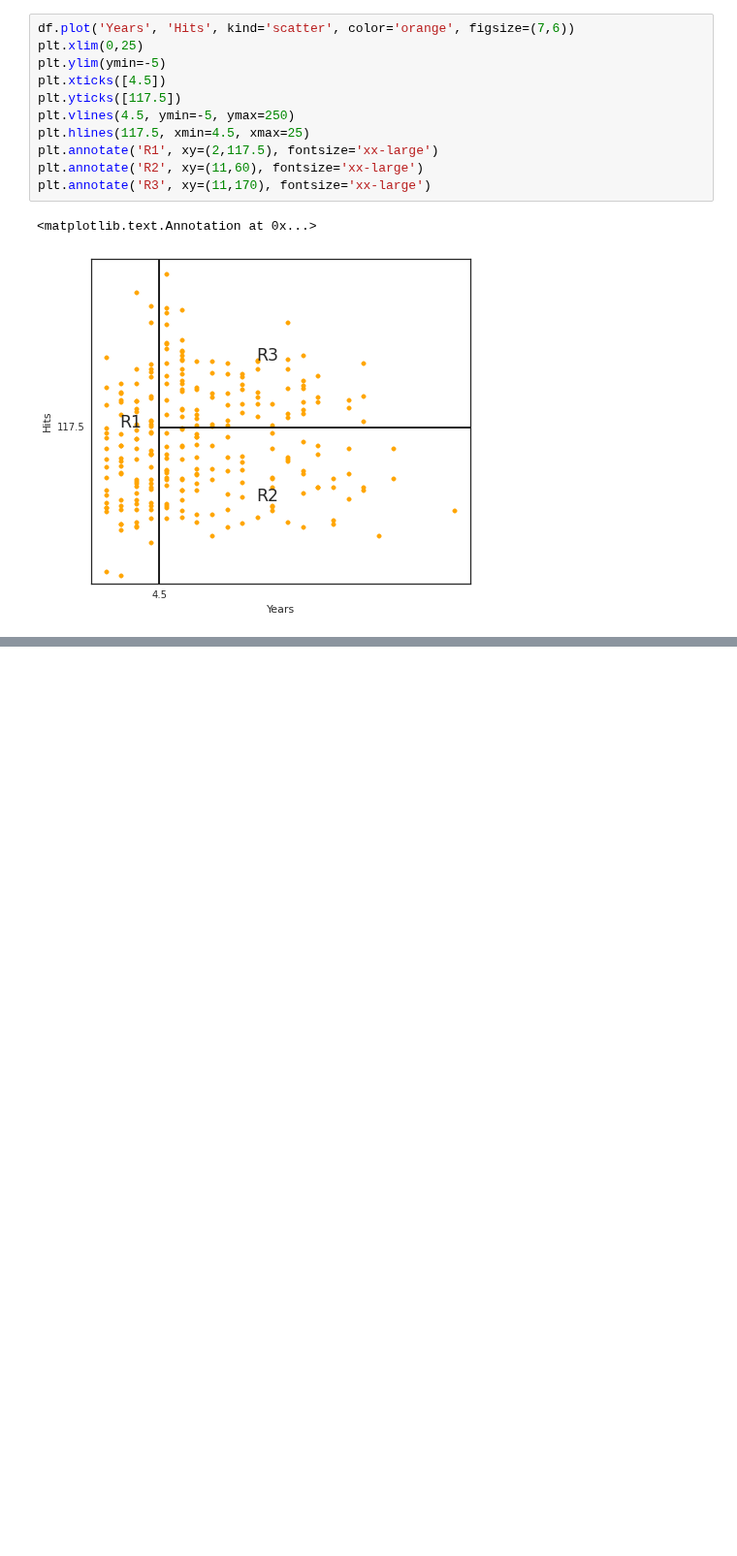
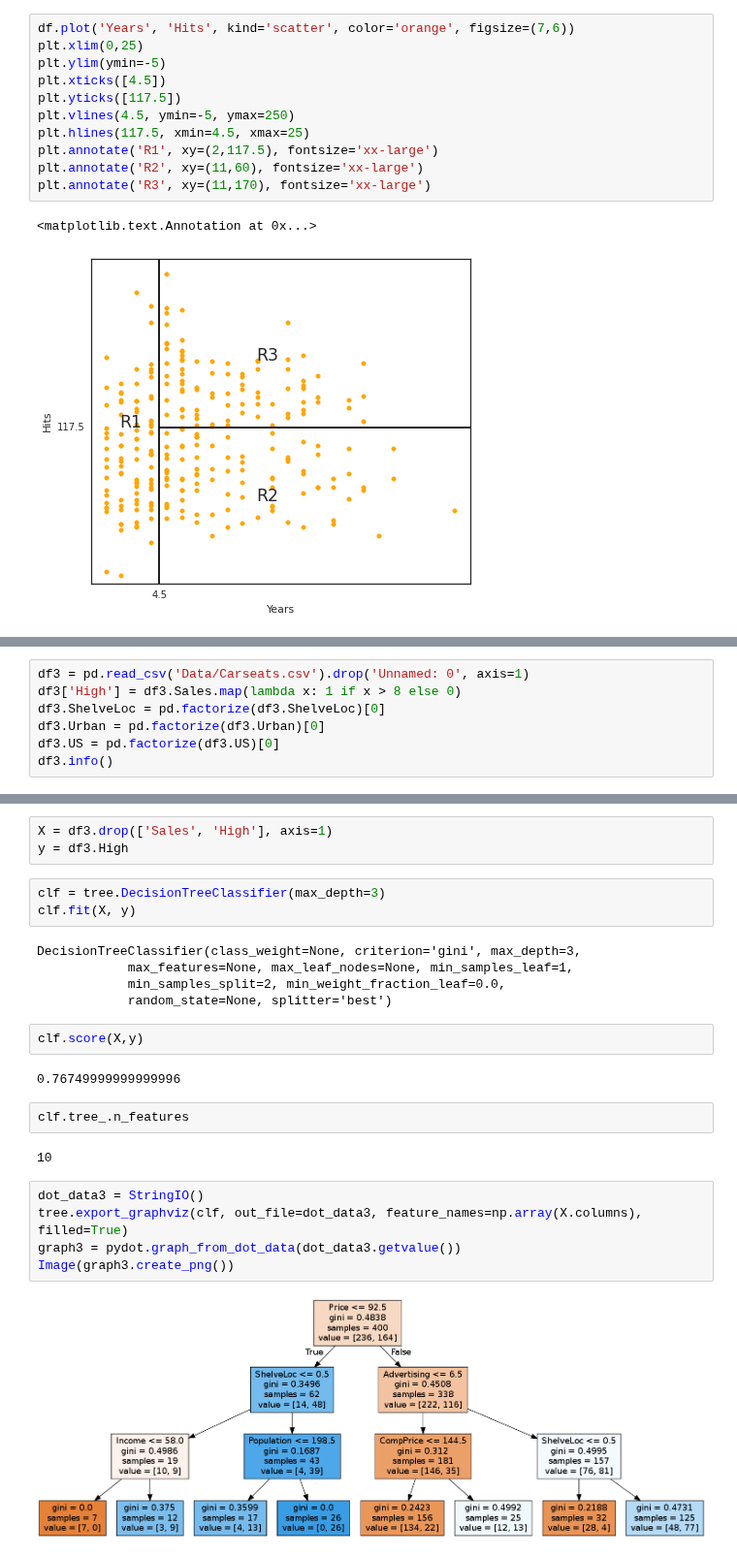
Before and after one commit to JWarmenhoven/ISLR-python, a Jupyter notebook: Chapter 8.ipynb, the cells around one changed output, grey strips where cells are left out. Shown at 97% size. Saved outputs shown, nothing was run; the diff lists cells and outputs as text; blank space fills up the shorter version.

```diff
--- a/Chapter 8.ipynb
+++ b/Chapter 8.ipynb
@@ -111,0 +198,7 @@ Work in progress...
+# %%
+df3 = pd.read_csv('Data/Carseats.csv').drop('Unnamed: 0', axis=1)
+df3['High'] = df3.Sales.map(lambda x: 1 if x > 8 else 0)
+df3.ShelveLoc = pd.factorize(df3.ShelveLoc)[0]
+df3.Urban = pd.factorize(df3.Urban)[0]
+df3.US = pd.factorize(df3.US)[0]
+df3.info()
@@ -111,0 +239,26 @@ Work in progress...
+# %%
+X = df3.drop(['Sales', 'High'], axis=1)
+y = df3.High
+# %%
+clf = tree.DecisionTreeClassifier(max_depth=3)
+clf.fit(X, y)
+# %% [output]
+DecisionTreeClassifier(class_weight=None, criterion='gini', max_depth=3,
+            max_features=None, max_leaf_nodes=None, min_samples_leaf=1,
+            min_samples_split=2, min_weight_fraction_leaf=0.0,
+            random_state=None, splitter='best')
+# %%
+clf.score(X,y)
+# %% [output]
+0.76749999999999996
+# %%
+clf.tree_.n_features
+# %% [output]
+10
+# %%
+dot_data3 = StringIO()
+tree.export_graphviz(clf, out_file=dot_data3, feature_names=np.array(X.columns), filled=True)
+graph3 = pydot.graph_from_dot_data(dot_data3.getvalue())
+Image(graph3.create_png())
+# %% [output]
+[figure, added]
```
Also changed, not shown: parts of 18 cells of this notebook.
